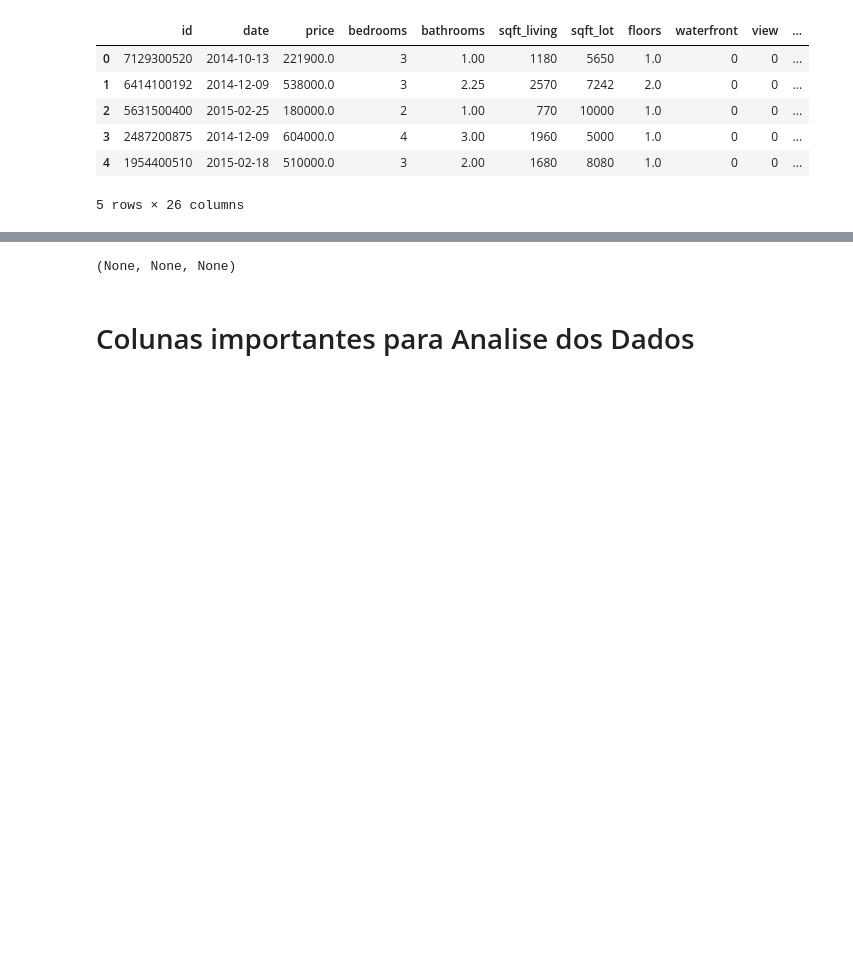
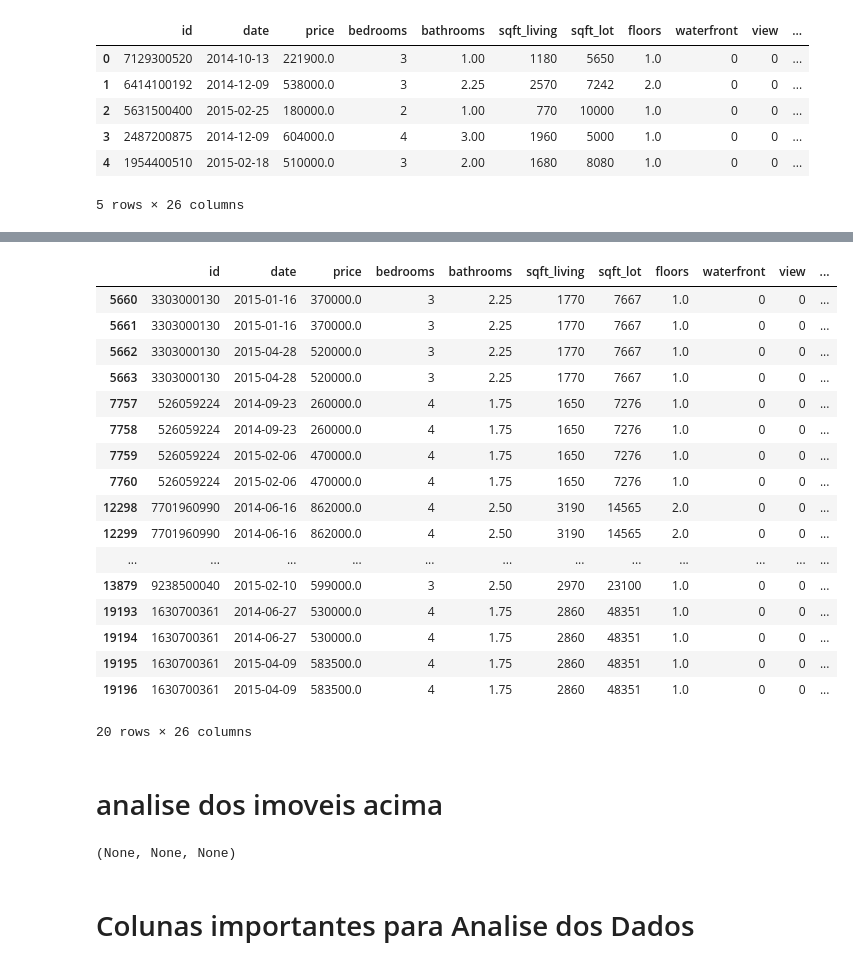
Before and after one commit to ramon-santana-silva/miniprojeto01, a Jupyter notebook: roofimoveis.ipynb, the cells around one changed output, grey strips where cells are left out. Saved outputs shown, nothing was run; the diff lists cells and outputs as text; code cells hidden in the pictures; blank space fills up the shorter version.

```diff
--- a/roofimoveis.ipynb
+++ b/roofimoveis.ipynb
@@ -182,0 +255,2 @@ df.nunique()
+# %%
+dupe_ids=id_counts.index[dupe_mask]
@@ -183,3 +266,26 @@ df.nunique()
+# %%
+df.loc[df['id'].isin(dupe_ids[0:5]),:].head(25)
+# %% [output]
+|  | id | date | price | bedrooms | bathrooms | sqft_living | sqft_lot | floors | waterfront | view | ... |
+| 5660 | 3303000130 | 2015-01-16 | 370000.0 | 3 | 2.25 | 1770 | 7667 | 1.0 | 0 | 0 | ... |
+| 5661 | 3303000130 | 2015-01-16 | 370000.0 | 3 | 2.25 | 1770 | 7667 | 1.0 | 0 | 0 | ... |
+| 5662 | 3303000130 | 2015-04-28 | 520000.0 | 3 | 2.25 | 1770 | 7667 | 1.0 | 0 | 0 | ... |
+| 5663 | 3303000130 | 2015-04-28 | 520000.0 | 3 | 2.25 | 1770 | 7667 | 1.0 | 0 | 0 | ... |
+| 7757 | 526059224 | 2014-09-23 | 260000.0 | 4 | 1.75 | 1650 | 7276 | 1.0 | 0 | 0 | ... |
+| 7758 | 526059224 | 2014-09-23 | 260000.0 | 4 | 1.75 | 1650 | 7276 | 1.0 | 0 | 0 | ... |
+| 7759 | 526059224 | 2015-02-06 | 470000.0 | 4 | 1.75 | 1650 | 7276 | 1.0 | 0 | 0 | ... |
+| 7760 | 526059224 | 2015-02-06 | 470000.0 | 4 | 1.75 | 1650 | 7276 | 1.0 | 0 | 0 | ... |
+| 12298 | 7701960990 | 2014-06-16 | 862000.0 | 4 | 2.50 | 3190 | 14565 | 2.0 | 0 | 0 | ... |
+| 12299 | 7701960990 | 2014-06-16 | 862000.0 | 4 | 2.50 | 3190 | 14565 | 2.0 | 0 | 0 | ... |
+| ... | ... | ... | ... | ... | ... | ... | ... | ... | ... | ... | ... |
+| 13879 | 9238500040 | 2015-02-10 | 599000.0 | 3 | 2.50 | 2970 | 23100 | 1.0 | 0 | 0 | ... |
+| 19193 | 1630700361 | 2014-06-27 | 530000.0 | 4 | 1.75 | 2860 | 48351 | 1.0 | 0 | 0 | ... |
+| 19194 | 1630700361 | 2014-06-27 | 530000.0 | 4 | 1.75 | 2860 | 48351 | 1.0 | 0 | 0 | ... |
+| 19195 | 1630700361 | 2015-04-09 | 583500.0 | 4 | 1.75 | 2860 | 48351 | 1.0 | 0 | 0 | ... |
+| 19196 | 1630700361 | 2015-04-09 | 583500.0 | 4 | 1.75 | 2860 | 48351 | 1.0 | 0 | 0 | ... |
+20 rows × 26 columns
+# %% [markdown]
+<h1>analise dos imoveis acima</h1>
 # %%
 #removendo coluna zip pois no zipcode tem as mesmas informações
 df.drop('ZIP', axis=1, inplace=True)
```
Also changed, not shown: parts of 12 cells of this notebook.
